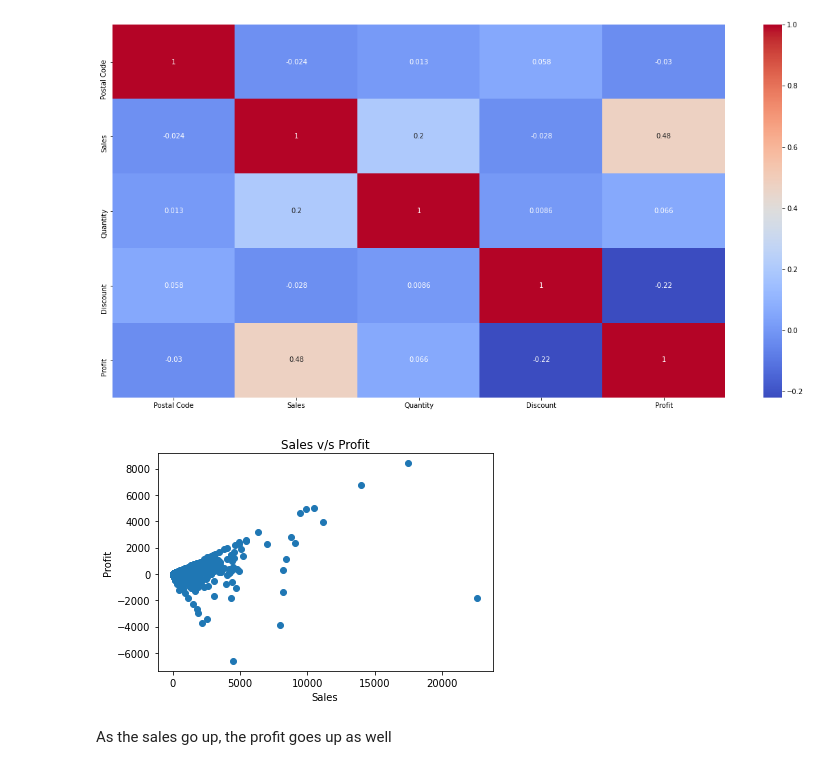
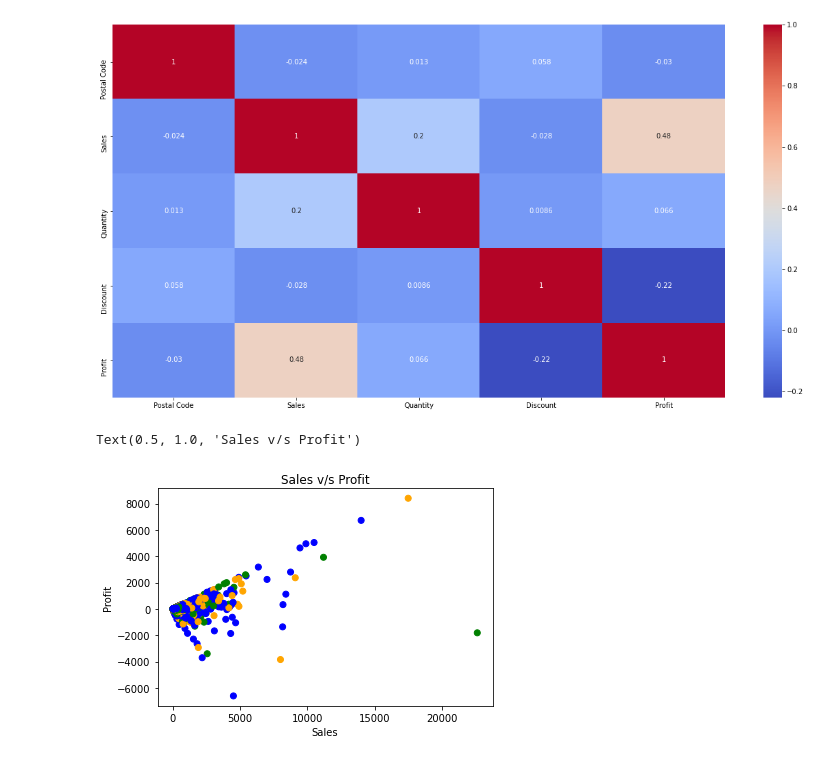
Before and after one commit to Nymisha-ruby/GRIP-Intern, a Jupyter notebook: Task3.ipynb, the cells around one changed output. Saved outputs shown, nothing was run; the diff lists cells and outputs as text; code cells hidden in the pictures.

```diff
--- a/Task3.ipynb
+++ b/Task3.ipynb
@@ -201,12 +193,12 @@ sns.heatmap(corr, annot=True, cmap='coolwarm')
 <matplotlib.axes._subplots.AxesSubplot at 0x...>
 [figure]
 # %%
-plt.scatter(data['Sales'], data['Profit'])
+fig, ax = plt.subplots()
+colors={'Consumer':'Blue','Corporate':'Orange','Home Office':'Green'}
+ax.scatter(x=data['Sales'], y=data['Profit'], c=data['Segment'].apply(lambda x: colors[x]))
 plt.xlabel('Sales')
 plt.ylabel('Profit')
 plt.title('Sales v/s Profit')
-plt.show()
 # %% [output]
+Text(0.5, 1.0, 'Sales v/s Profit')
-[figure, old version]
+[figure, new version]
-# %% [markdown]
-As the sales go up, the profit goes up as well
```
Also changed, not shown: parts of 12 cells of this notebook.
